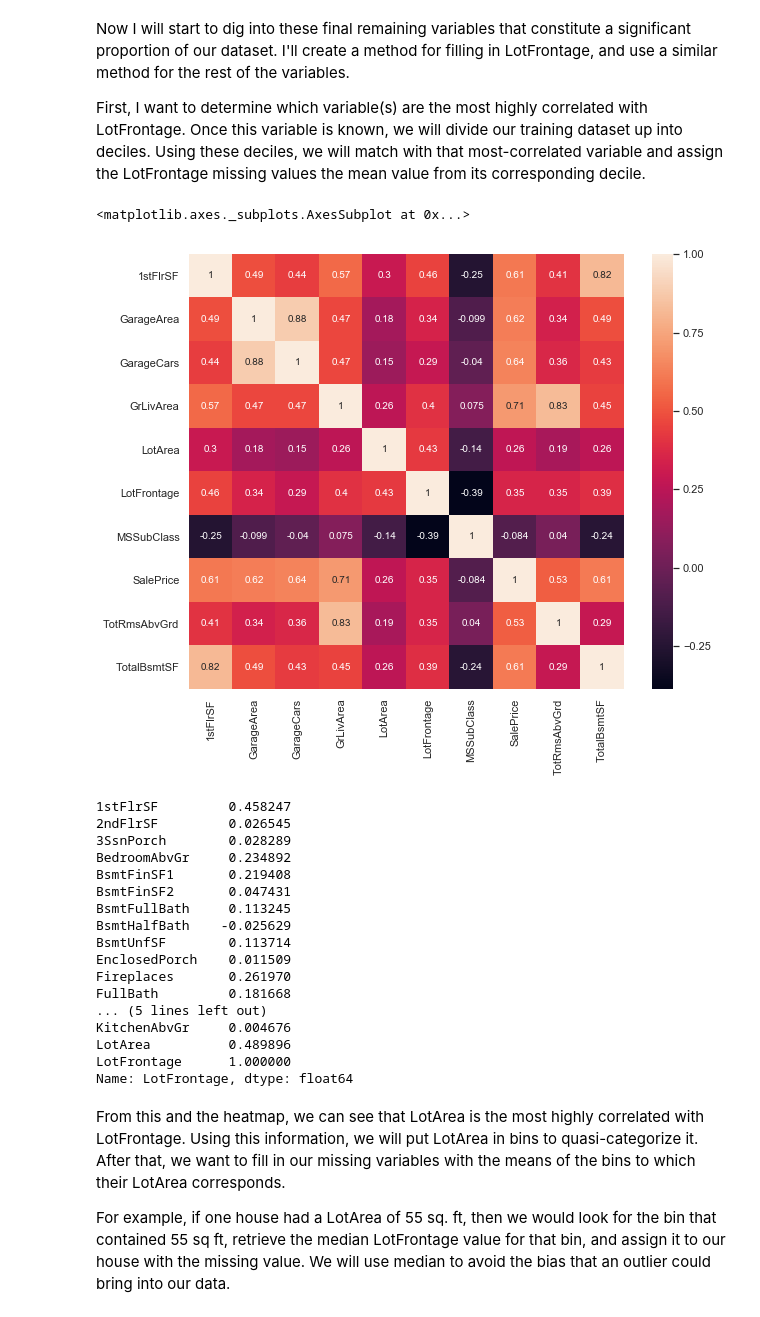
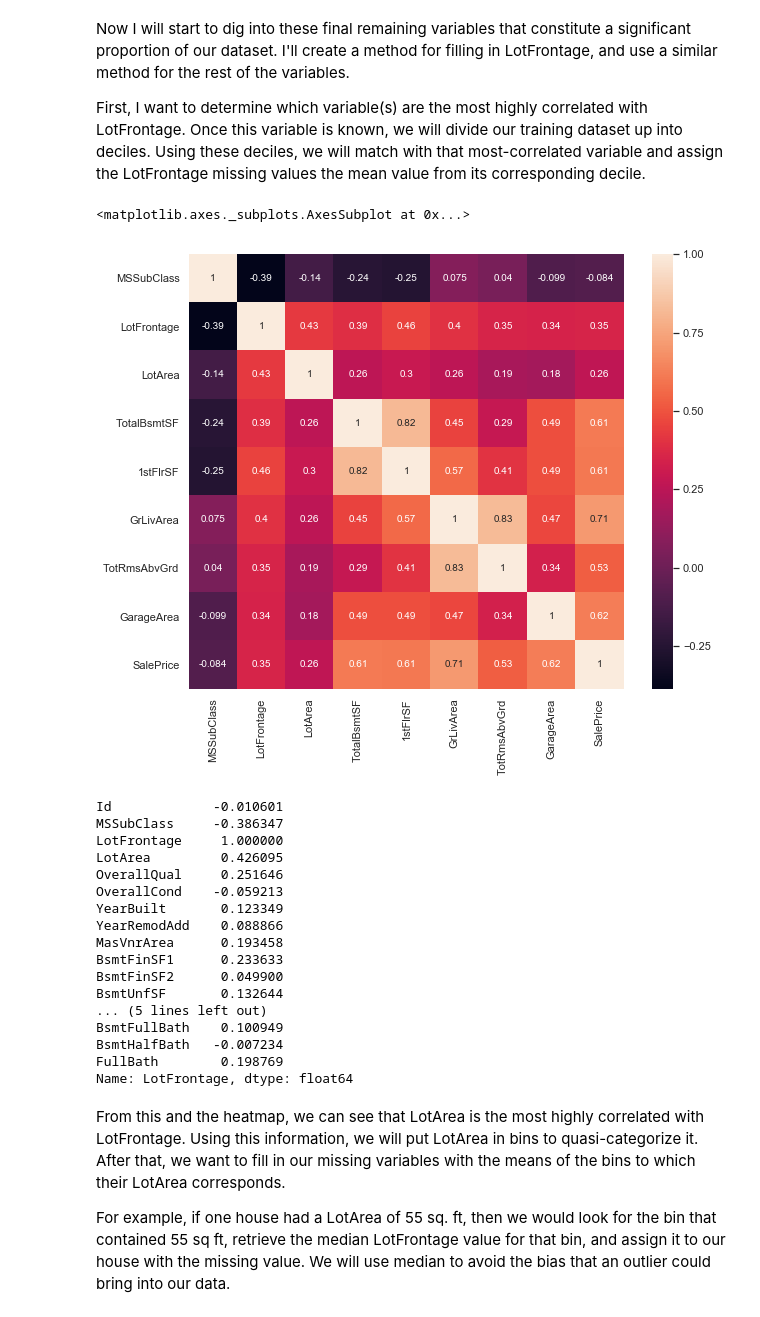
Before and after one commit to hanselringger/Econ213HW, a Jupyter notebook: Homework 2.ipynb, the cells around one changed output. Saved outputs shown, nothing was run; the diff lists cells and outputs as text; code cells hidden in the pictures.

```diff
--- a/Homework 2.ipynb
+++ b/Homework 2.ipynb
@@ -84,4 +114,4 @@ Because a few of those variables are missing for almost the entirety of our data
 For variables LotFrontage and below, I think we can reasonably create data that will help us make use of the existing data we have.
 # %%
 #dropping widely missing variables
-traintest = traintest.drop(["PoolQC","MiscFeature","Alley", "Fence"], axis=1)
+train = train.drop(["PoolQC","MiscFeature","Alley", "Fence"],axis = 1)
@@ -111,4 +163,4 @@ Without bothering to check, I am going to assume that the same observations miss
 # %%
 #garage* variables -- taking a shot in the dark and guessing that all 81 houses are the same missing these variables
 #missing garage variables indicate no garage, filling variables.
-traintest[["GarageFinish", "GarageType", "GarageCond", "GarageQual", "GarageYrBlt"]] = traintest[["GarageFinish", "GarageType", "GarageCond", "GarageQual", "GarageYrBlt"]].fillna("None")
+train[["GarageFinish", "GarageType", "GarageCond", "GarageQual", "GarageYrBlt"]] = train[["GarageFinish", "GarageType", "GarageCond", "GarageQual", "GarageYrBlt"]].fillna("None")
@@ -130,4 +200,4 @@ dtype: int64
 Because a single "Electrical" observation is missing, I am going to replace it with the mode of the variable. This replacement is fine for our purposes, as a single value will not heavily influence our models later.
 # %%
 #filling the missing electrical value with the mode -- preventing the entry of and bias by an outlier
-traintest.Electrical.fillna(value=traintest.Electrical.mode()[0], inplace=True)
+train.Electrical.fillna(value=train.Electrical.mode()[0], inplace=True)
@@ -152,32 +239,32 @@ First, I want to determine which variable(s) are the most highly correlated with
 # %%
 #creating a heatmap to display correlations between LotFrontage and other variables.
 #We are restricting this graph to variables that have at least a .3 correlation.
-correlations = traintest.corr()
+correlations = train.corr()
 LotFrontageCorr = correlations.index[abs(correlations['LotFrontage'])>.3]
 f, ax=plt.subplots(figsize=(10,8))
 sns.heatmap(train[LotFrontageCorr].corr(), square=True, annot=True)
 # %% [output]
 <matplotlib.axes._subplots.AxesSubplot at 0x...>
-[figure, old version]
+[figure, new version]
 # %%
 correlations.LotFrontage.head(20)
 # %% [output]
-1stFlrSF         0.458247
-2ndFlrSF         0.026545
-3SsnPorch        0.028289
-BedroomAbvGr     0.234892
-BsmtFinSF1       0.219408
-BsmtFinSF2       0.047431
-BsmtFullBath     0.113245
-BsmtHalfBath    -0.025629
-BsmtUnfSF        0.113714
-EnclosedPorch    0.011509
-Fireplaces       0.261970
-FullBath         0.181668
+Id             -0.010601
+MSSubClass     -0.386347
+LotFrontage     1.000000
+LotArea         0.426095
+OverallQual     0.251646
+OverallCond    -0.059213
+YearBuilt       0.123349
+YearRemodAdd    0.088866
+MasVnrArea      0.193458
+BsmtFinSF1      0.233633
+BsmtFinSF2      0.049900
+BsmtUnfSF       0.132644
 ... (5 lines left out)
-KitchenAbvGr     0.004676
-LotArea          0.489896
-LotFrontage      1.000000
+BsmtFullBath    0.100949
+BsmtHalfBath   -0.007234
+FullBath        0.198769
 Name: LotFrontage, dtype: float64
 # %% [markdown]
 From this and the heatmap, we can see that LotArea is the most highly correlated with LotFrontage. Using this information, we will put LotArea in bins to quasi-categorize it. After that, we want to fill in our missing variables with the means of the bins to which their LotArea corresponds.
```
Also changed, not shown: parts of 75 cells of this notebook.
